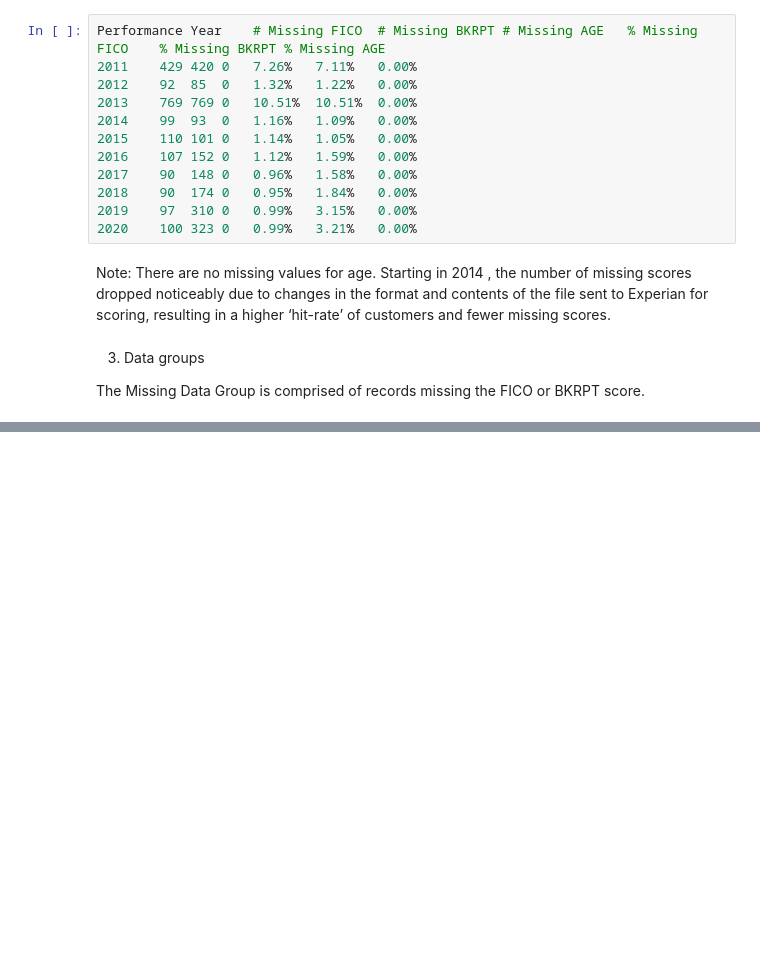
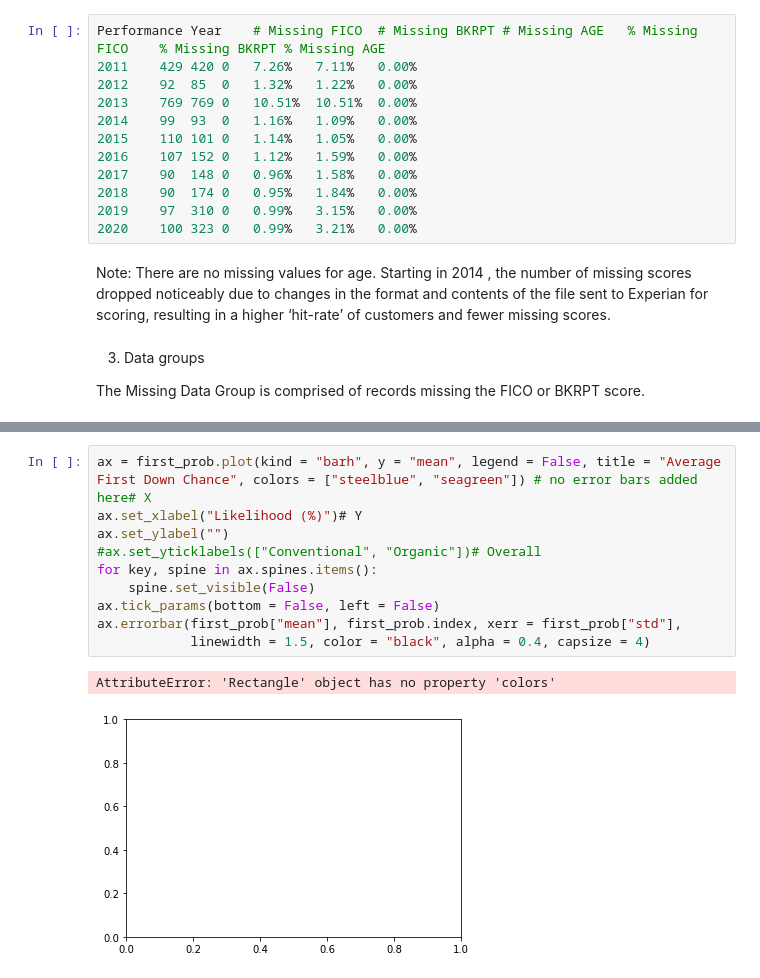
Before and after one commit to git-dan-hub/J_Lab, a Jupyter notebook: ASB_Documentation_Sample.ipynb, the cells around one changed output, grey strips where cells are left out. Saved outputs shown, nothing was run; the diff lists cells and outputs as text; blank space fills up the shorter version.

```diff
--- a/ASB_Documentation_Sample.ipynb
+++ b/ASB_Documentation_Sample.ipynb
@@ -87,0 +479,13 @@ The Missing Data Group is comprised of records missing the FICO or BKRPT score.
+# %%
+ax = first_prob.plot(kind = "barh", y = "mean", legend = False, title = "Average First Down Chance", colors = ["steelblue", "seagreen"]) # no error bars added here# X
+ax.set_xlabel("Likelihood (%)")# Y
+ax.set_ylabel("")
+#ax.set_yticklabels(["Conventional", "Organic"])# Overall
+for key, spine in ax.spines.items():
+    spine.set_visible(False)
+ax.tick_params(bottom = False, left = False)
+ax.errorbar(first_prob["mean"], first_prob.index, xerr = first_prob["std"],
+            linewidth = 1.5, color = "black", alpha = 0.4, capsize = 4)
+# %% [output]
+AttributeError: 'Rectangle' object has no property 'colors'
+[figure, added]
```
Also changed, not shown: parts of 59 cells of this notebook, 3 other files.
